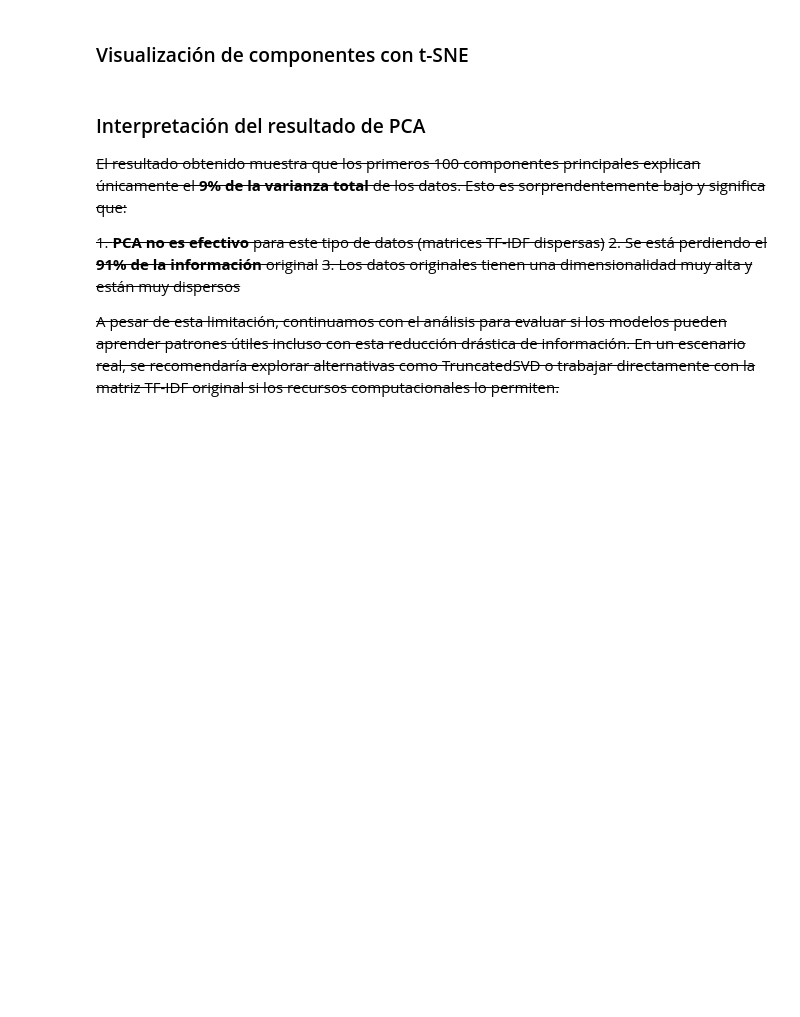
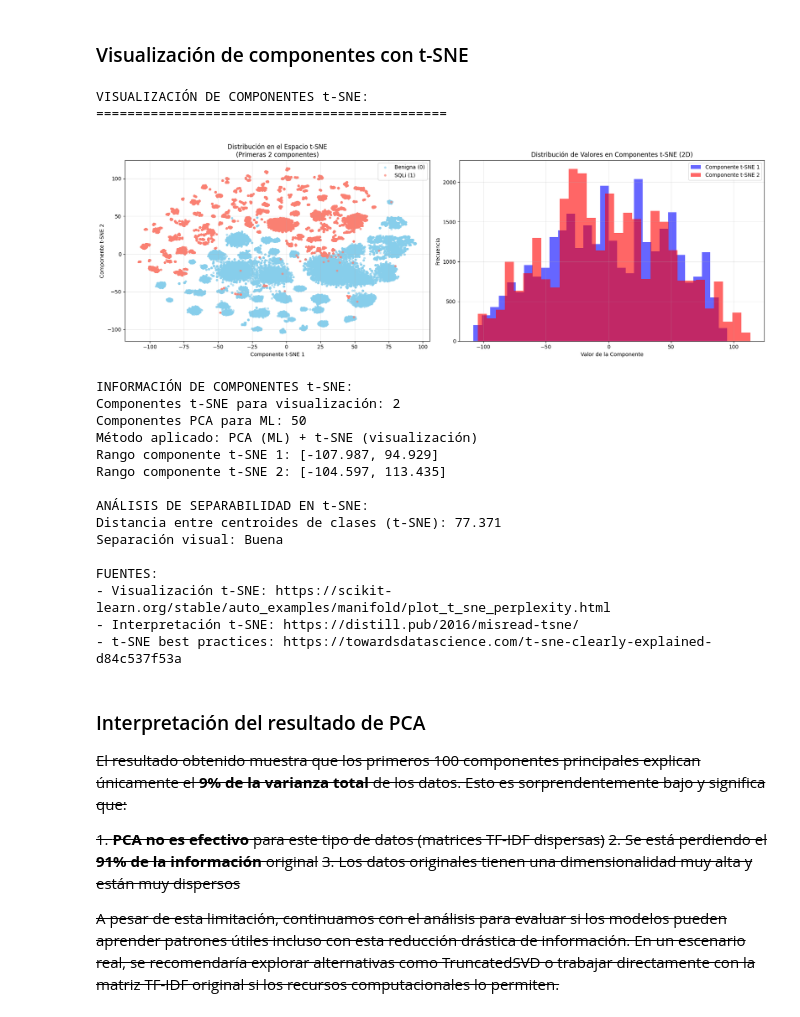
Before and after one commit to Guanart/TP-Final-BDM, a Jupyter notebook: notebooks/notebook-benito-embeddings-tsne.ipynb, the cells around one changed output. Cells and saved outputs as stored; diff of their text form; code cells hidden in the pictures; blank space fills up the shorter version.

```diff
--- a/notebooks/notebook-benito-embeddings-tsne.ipynb
+++ b/notebooks/notebook-benito-embeddings-tsne.ipynb
@@ -412,63 +648,55 @@ if "X_tsne_viz" in preprocessing_objects and preprocessing_objects["X_tsne_viz"]
     ax2.legend()
     ax2.grid(True, alpha=0.3)
 
     plt.tight_layout()
     plt.show()
 
     # Información adicional sobre t-SNE
-    print(f"\nINFORMACIÓN DE COMPONENTES t-SNE:")
+    print("\nINFORMACIÓN DE COMPONENTES t-SNE:")
     print(f"Componentes t-SNE para visualización: {X_tsne_data.shape[1]}")
     print(f"Componentes PCA para ML: {X_processed.shape[1]}")
     print(f"Método aplicado: {preprocessing_objects['method']}")
     print(f"Rango componente t-SNE 1: [{component1.min():.3f}, {component1.max():.3f}]")
     print(f"Rango componente t-SNE 2: [{component2.min():.3f}, {component2.max():.3f}]")
 
     # Análisis de separabilidad visual con t-SNE
-    print(f"\nANÁLISIS DE SEPARABILIDAD EN t-SNE:")
+    print("\nANÁLISIS DE SEPARABILIDAD EN t-SNE:")
     # Calcular centros de cada clase en el espacio t-SNE
     center_benign_tsne = np.mean(X_tsne_data[mask_benign], axis=0)
     center_sqli_tsne = np.mean(X_tsne_data[mask_sqli], axis=0)
     distance_tsne = np.linalg.norm(center_benign_tsne - center_sqli_tsne)
     print(f"Distancia entre centroides de clases (t-SNE): {distance_tsne:.3f}")
 
     # Estadísticas de separación
     print(f"Separación visual: {'Buena' if distance_tsne > 5.0 else 'Moderada' if distance_tsne > 2.0 else 'Limitada'}")
 
 else:
     print("⚠️ No se pudieron generar visualizaciones t-SNE en 2D")
 
 # Fuentes para visualización t-SNE
-print(f"\nFUENTES:")
+print("\nFUENTES:")
 print("- Visualización t-SNE: https://scikit-learn.org/stable/auto_examples/manifold/plot_t_sne_perplexity.html")
 print("- Interpretación t-SNE: https://distill.pub/2016/misread-tsne/")
 print("- t-SNE best practices: https://towardsdatascience.com/t-sne-clearly-explained-d84c537f53a")
-    print(f"Total de componentes: {total_components}")
-    print(f"Varianza explicada por componente 1: {pca.explained_variance_ratio_[0]:.4f}")
-    print(f"Varianza explicada por componente 2: {pca.explained_variance_ratio_[1]:.4f}")
-    print(f"Varianza total acumulada: {cumulative_variance[-1]:.4f}")
-
-    # Análisis de separabilidad visual
-    print(f"\nANÁLISIS DE SEPARABILIDAD:")
-    # Calcular centros de cada clase en el espacio PCA
-    center_benign = np.mean(X_processed[mask_benign], axis=0)
-    center_sqli = np.mean(X_processed[mask_sqli], axis=0)
-    distance = np.linalg.norm(center_benign - center_sqli)
-    print(f"Distancia entre centroides de clases: {distance:.3f}")
-
-    # Mostrar puntos de referencia útiles
-    percentiles = [0.8, 0.9, 0.95, 0.99]
-    for p in percentiles:
-        if cumulative_variance[-1] >= p:
-            components_needed = np.where(cumulative_variance >= p)[0][0] + 1
-            print(f"Componentes necesarias para {p*100:.0f}% de varianza: {components_needed}")
-
-else:
-    print("PCA desactivado - saltando visualización de componentes")
-
-# Fuentes para visualización PCA
-print(f"\nFUENTES:")
-print("- Visualización PCA: https://scikit-learn.org/stable/auto_examples/decomposition/plot_pca_vs_lda.html")
-print("- Interpretación componentes principales: https://builtin.com/data-science/step-step-explanation-principal-component-analysis")
+# %% [output]
+VISUALIZACIÓN DE COMPONENTES t-SNE:
+=============================================
+[figure, added]
+INFORMACIÓN DE COMPONENTES t-SNE:
+Componentes t-SNE para visualización: 2
+Componentes PCA para ML: 50
+Método aplicado: PCA (ML) + t-SNE (visualización)
+Rango componente t-SNE 1: [-107.987, 94.929]
+Rango componente t-SNE 2: [-104.597, 113.435]
+
+ANÁLISIS DE SEPARABILIDAD EN t-SNE:
+Distancia entre centroides de clases (t-SNE): 77.371
+Separación visual: Buena
+
+FUENTES:
+- Visualización t-SNE: https://scikit-learn.org/stable/auto_examples/manifold/plot_t_sne_perplexity.html
+- Interpretación t-SNE: https://distill.pub/2016/misread-tsne/
+- t-SNE best practices: https://towardsdatascience.com/t-sne-clearly-explained-d84c537f53a
 # %% [markdown]
 ### Interpretación del resultado de PCA
 
```
Also changed, not shown: parts of 22 cells of this notebook, 5 other files.
